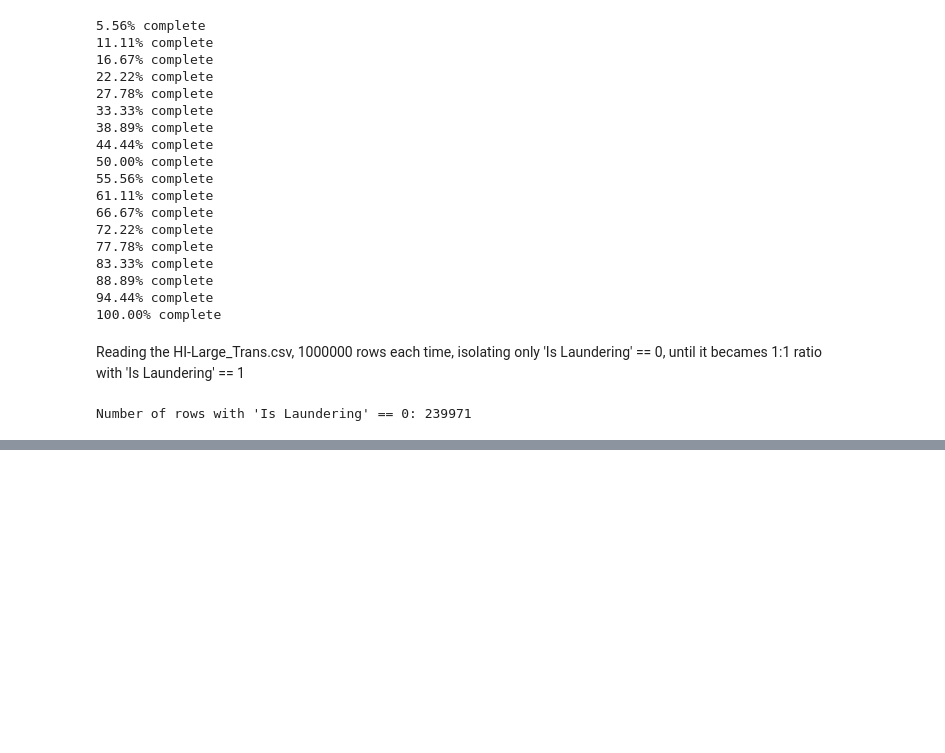
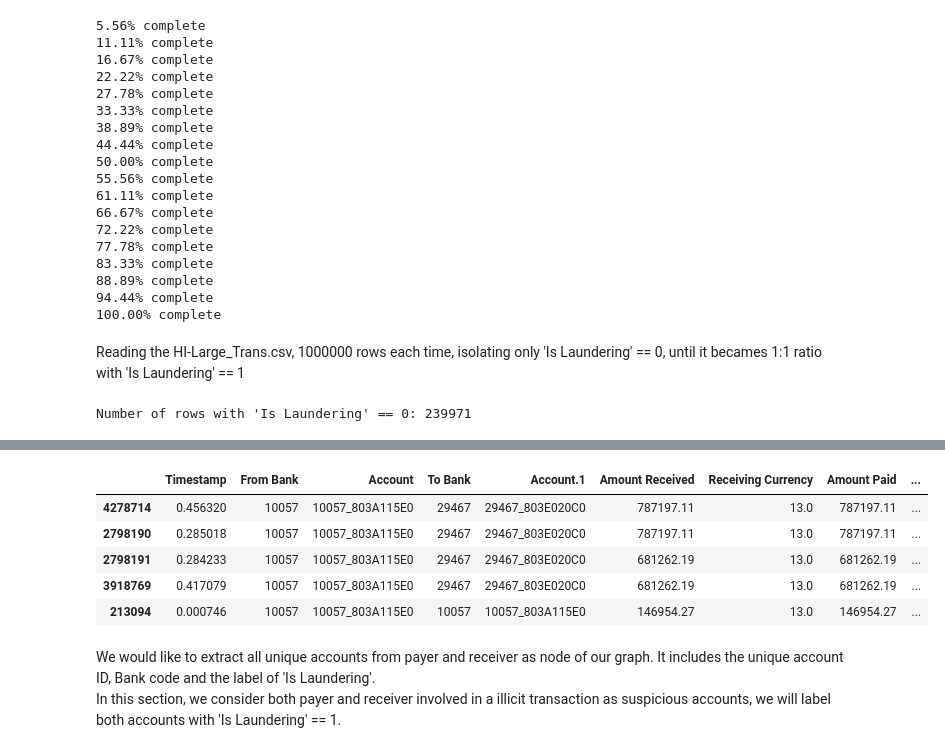
Before and after one commit to edmar-bevilaqua/anti-money-laundering-kaggle, a Jupyter notebook: anti-money-laundering.ipynb, the cells around one changed output, grey strips where cells are left out. Saved outputs shown, nothing was run; the diff lists cells and outputs as text; code cells hidden in the pictures; blank space fills up the shorter version.

```diff
--- a/anti-money-laundering.ipynb
+++ b/anti-money-laundering.ipynb
@@ -278,0 +341,39 @@ Name: count, dtype: int64
+# %%
+from sklearn.preprocessing import OrdinalEncoder
+
+def df_ord_encoder(df, cat_columns):
+        encoders = []
+        ord_enc = OrdinalEncoder()
+        for i in cat_columns:
+            df[i] = ord_enc.fit_transform(np.reshape(df[i], (-1,1)))
+            encoders.append(ord_enc)
+        return df, encoders
+
+def preprocess(df):
+        df, _ = df_ord_encoder(df,['Payment Format', 'Payment Currency', 'Receiving Currency'])
+        df['Timestamp'] = pd.to_datetime(df['Timestamp'])
+        df['Timestamp'] = df['Timestamp'].apply(lambda x: x.value)
+        df['Timestamp'] = (df['Timestamp']-df['Timestamp'].min())/(df['Timestamp'].max()-df['Timestamp'].min())
+
+        df['Account'] = df['From Bank'].astype(str) + '_' + df['Account']
+        df['Account.1'] = df['To Bank'].astype(str) + '_' + df['Account.1']
+        df = df.sort_values(by=['Account'])
+        receiving_df = df[['Account.1', 'Amount Received', 'Receiving Currency']]
+        paying_df = df[['Account', 'Amount Paid', 'Payment Currency']]
+        receiving_df = receiving_df.rename({'Account.1': 'Account'}, axis=1)
+        currency_ls = sorted(df['Receiving Currency'].unique())
+
+        return df, receiving_df, paying_df, currency_ls
+# %%
+df, receiving_df, paying_df, currency_ls = preprocess(df = full_df)
+display(df.head())
+# %% [output]
+|  | Timestamp | From Bank | Account | To Bank | Account.1 | Amount Received | Receiving Currency | Amount Paid | ... |
+| 4278714 | 0.456320 | 10057 | 10057_803A115E0 | 29467 | 29467_803E020C0 | 787197.11 | 13.0 | 787197.11 | ... |
+| 2798190 | 0.285018 | 10057 | 10057_803A115E0 | 29467 | 29467_803E020C0 | 787197.11 | 13.0 | 787197.11 | ... |
+| 2798191 | 0.284233 | 10057 | 10057_803A115E0 | 29467 | 29467_803E020C0 | 681262.19 | 13.0 | 681262.19 | ... |
+| 3918769 | 0.417079 | 10057 | 10057_803A115E0 | 29467 | 29467_803E020C0 | 681262.19 | 13.0 | 681262.19 | ... |
+| 213094 | 0.000746 | 10057 | 10057_803A115E0 | 10057 | 10057_803A115E0 | 146954.27 | 13.0 | 146954.27 | ... |
+# %% [markdown]
+We would like to extract all unique accounts from payer and receiver as node of our graph. It includes the unique account ID, Bank code and the label of 'Is Laundering'.
+In this section, we consider both payer and receiver involved in a illicit transaction as suspicious accounts, we will label both accounts with 'Is Laundering' == 1.
```
Also changed, not shown: parts of 28 cells of this notebook.
